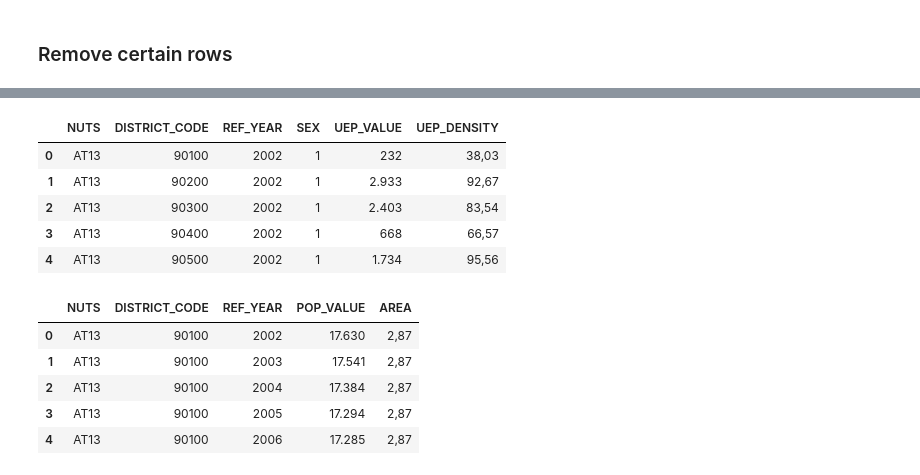
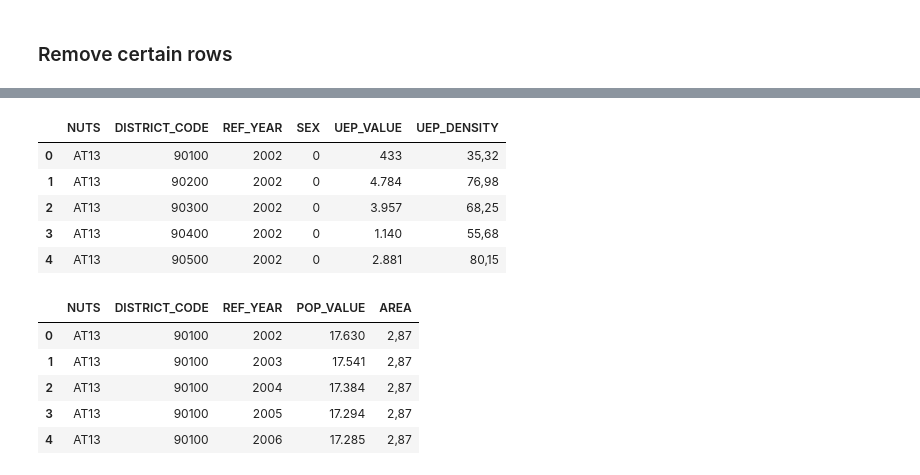
Before and after one commit to yasinfahmy/Business-Intelligence-I, a Jupyter notebook: pipeline/notebooks/pipeline.ipynb, the cells around one changed output, grey strips where cells are left out. Saved outputs shown, nothing was run; the diff lists cells and outputs as text; code cells hidden in the pictures.

```diff
--- a/pipeline/notebooks/pipeline.ipynb
+++ b/pipeline/notebooks/pipeline.ipynb
@@ -159,22 +159,19 @@ income_data.head()
 # %%
 #unemployment_data
-#Drop rows with total value of both genders
-unemployment_data = unemployment_data[unemployment_data["SEX"] != "0"] #https://www.geeksforgeeks.org/python/how-to-drop-rows-in-dataframe-by-conditions-on-column-values/
-
 #Drop rows that are an aggregate
 unemployment_data = unemployment_data[unemployment_data["DISTRICT_CODE"] != "90000"] #https://www.geeksforgeeks.org/python/how-to-drop-rows-in-dataframe-by-conditions-on-column-values/
 
 #Reset index
 unemployment_data = unemployment_data.reset_index(drop=True) #https://pandas.pydata.org/docs/reference/api/pandas.DataFrame.reset_index.html
 
 unemployment_data.head()
 # %% [output]
 |  | NUTS | DISTRICT_CODE | REF_YEAR | SEX | UEP_VALUE | UEP_DENSITY |
-| 0 | AT13 | 90100 | 2002 | 1 | 232 | 38,03 |
-| 1 | AT13 | 90200 | 2002 | 1 | 2.933 | 92,67 |
-| 2 | AT13 | 90300 | 2002 | 1 | 2.403 | 83,54 |
-| 3 | AT13 | 90400 | 2002 | 1 | 668 | 66,57 |
-| 4 | AT13 | 90500 | 2002 | 1 | 1.734 | 95,56 |
+| 0 | AT13 | 90100 | 2002 | 0 | 433 | 35,32 |
+| 1 | AT13 | 90200 | 2002 | 0 | 4.784 | 76,98 |
+| 2 | AT13 | 90300 | 2002 | 0 | 3.957 | 68,25 |
+| 3 | AT13 | 90400 | 2002 | 0 | 1.140 | 55,68 |
+| 4 | AT13 | 90500 | 2002 | 0 | 2.881 | 80,15 |
 # %%
 #district_data
 #Drop rows that are an aggregate
```
Also changed, not shown: parts of 17 cells of this notebook, 2 other files.
